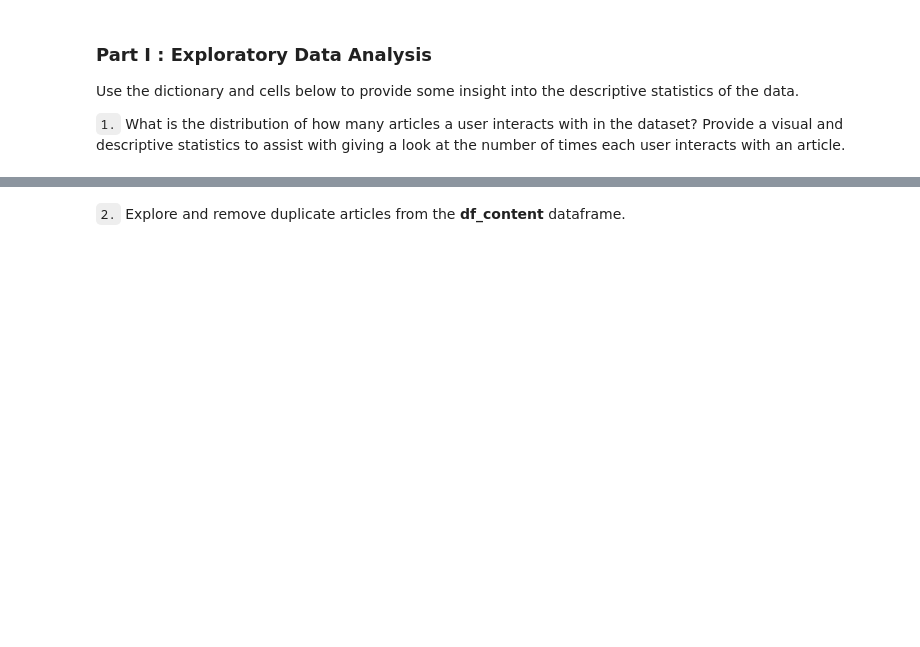
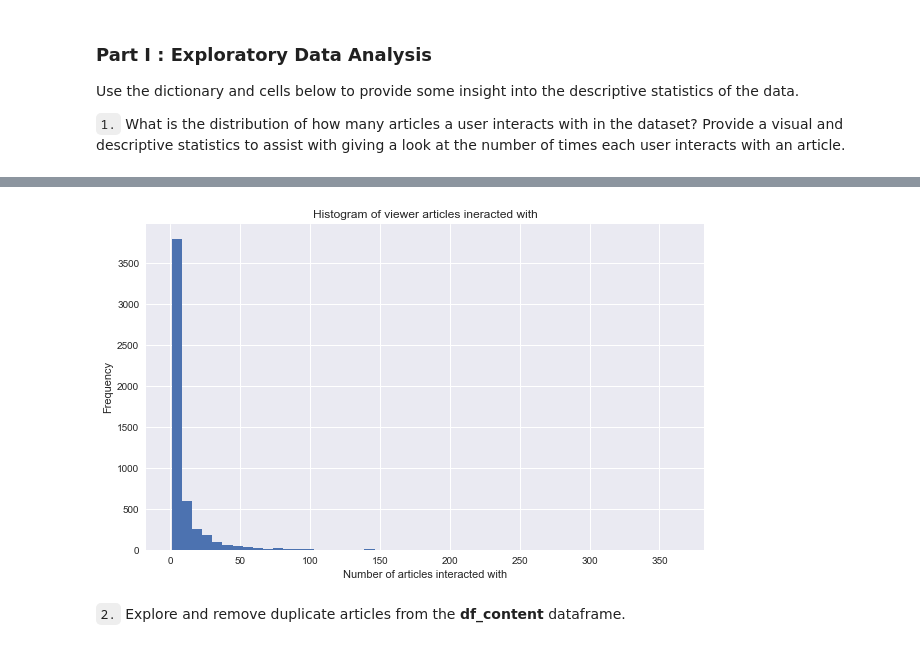
Before and after one commit to SThornewillvE/Udacity-DataScience-Nanodegree, a Jupyter notebook: 06_exp-design_recommendations_project/Recommendations_with_IBM.ipynb, the cells around one changed output, grey strips where cells are left out. Cells and saved outputs as stored; diff of their text form; code cells hidden in the pictures; blank space fills up the shorter version.

```diff
--- a/06_exp-design_recommendations_project/Recommendations_with_IBM.ipynb
+++ b/06_exp-design_recommendations_project/Recommendations_with_IBM.ipynb
@@ -28,6 +28,8 @@ import pickle
 
 %matplotlib inline
 
+plt.style.use("seaborn")
+
 df = pd.read_csv('data/user-item-interactions.csv')
 df_content = pd.read_csv('data/articles_community.csv')
 del df['Unnamed: 0']
@@ -51,0 +95,11 @@ max_views_by_user = # The maximum number of user-article interactions by any 1 u
+# %%
+# Create histogram for number of articles user has interacted with
+fig, ax = plt.subplots(facecolor='white', edgecolor='k', figsize=(10, 6))
+
+plt.hist(df.groupby("user_id")["article_id"].count().values, bins=50)
+plt.title("Histogram of viewer articles ineracted with")
+plt.xlabel("Number of articles interacted with")
+plt.ylabel("Frequency")
+plt.show()
+# %% [output]
+[figure, added]
```
Also changed, not shown: parts of 19 cells of this notebook.
